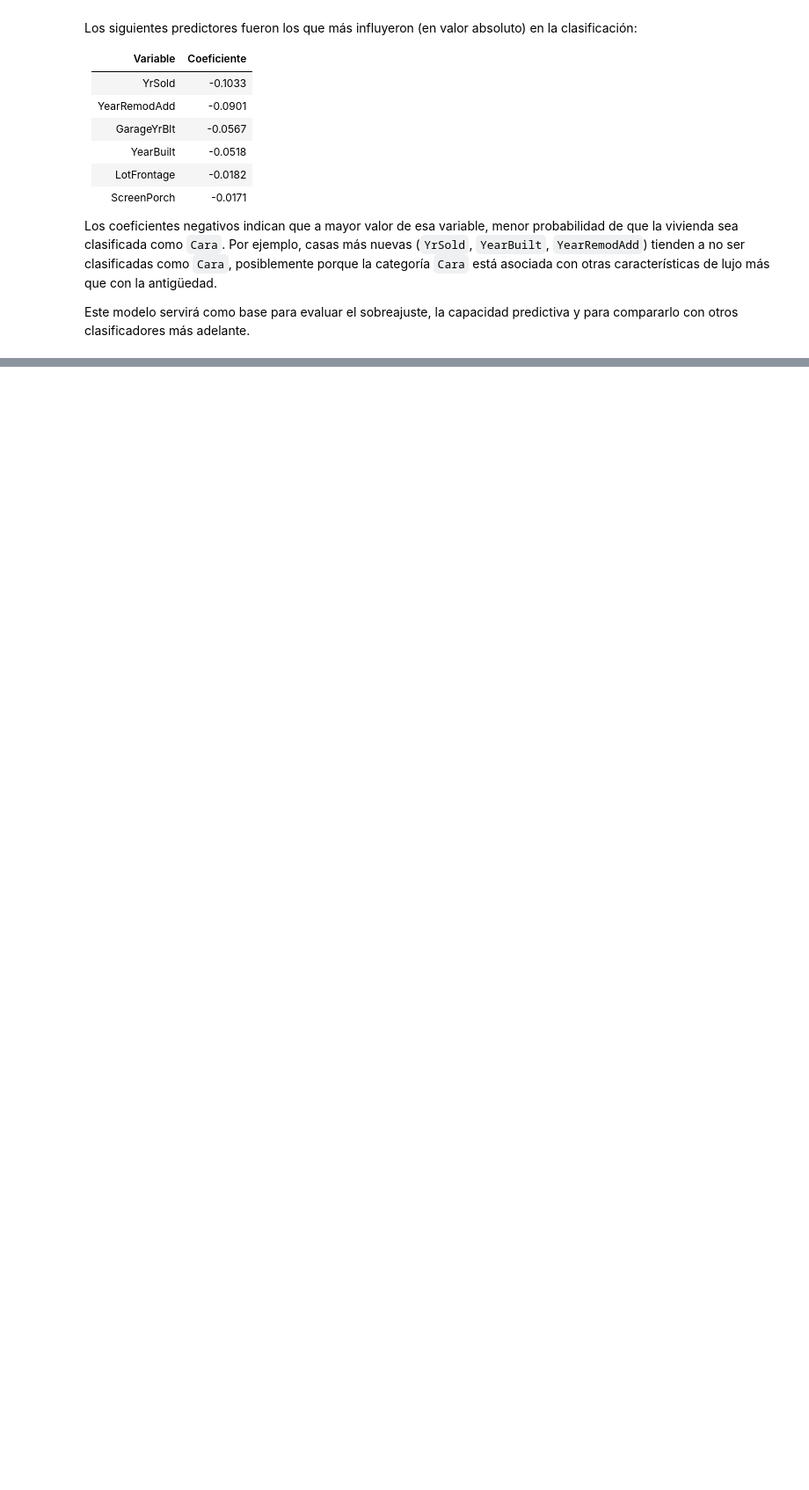
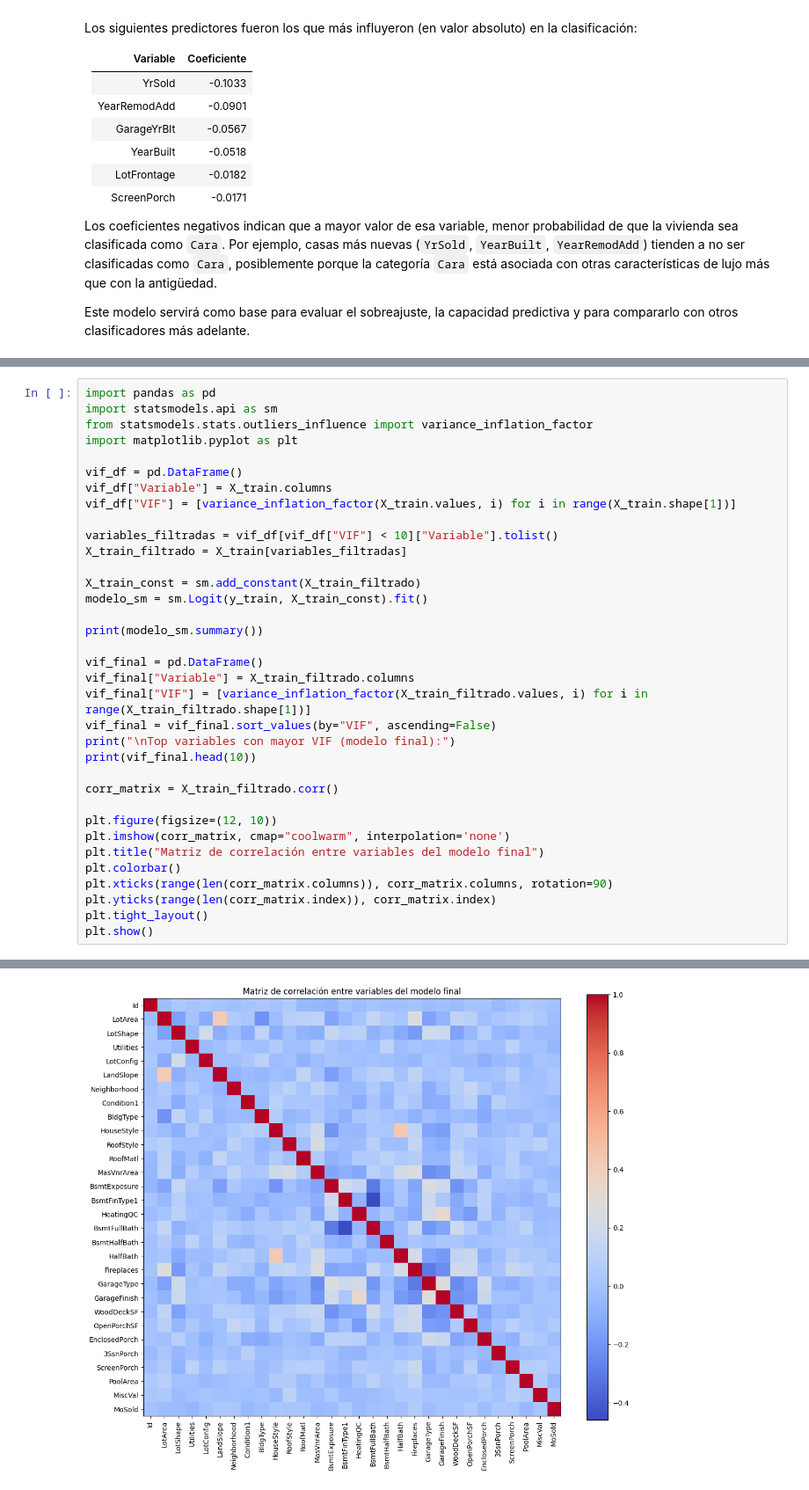
Before and after one commit to Diegoval-Dev/DM-HDT7, a Jupyter notebook: notebook.ipynb, the cells around one changed output, grey strips where cells are left out. Shown: that part at 88% size. Saved outputs shown, nothing was run; the diff lists cells and outputs as text; blank space fills up the shorter version.

```diff
--- a/notebook.ipynb
+++ b/notebook.ipynb
@@ -159,0 +174,36 @@ Este modelo servirá como base para evaluar el sobreajuste, la capacidad predict
+# %%
+import pandas as pd
+import statsmodels.api as sm
+from statsmodels.stats.outliers_influence import variance_inflation_factor
+import matplotlib.pyplot as plt
+
+vif_df = pd.DataFrame()
+vif_df["Variable"] = X_train.columns
+vif_df["VIF"] = [variance_inflation_factor(X_train.values, i) for i in range(X_train.shape[1])]
+
+variables_filtradas = vif_df[vif_df["VIF"] < 10]["Variable"].tolist()
+X_train_filtrado = X_train[variables_filtradas]
+
+X_train_const = sm.add_constant(X_train_filtrado)
+modelo_sm = sm.Logit(y_train, X_train_const).fit()
+
+print(modelo_sm.summary())
+
+vif_final = pd.DataFrame()
+vif_final["Variable"] = X_train_filtrado.columns
+vif_final["VIF"] = [variance_inflation_factor(X_train_filtrado.values, i) for i in range(X_train_filtrado.shape[1])]
+vif_final = vif_final.sort_values(by="VIF", ascending=False)
+print("\nTop variables con mayor VIF (modelo final):")
+print(vif_final.head(10))
+
+corr_matrix = X_train_filtrado.corr()
+
+plt.figure(figsize=(12, 10))
+plt.imshow(corr_matrix, cmap="coolwarm", interpolation='none')
+plt.title("Matriz de correlación entre variables del modelo final")
+plt.colorbar()
+plt.xticks(range(len(corr_matrix.columns)), corr_matrix.columns, rotation=90)
+plt.yticks(range(len(corr_matrix.index)), corr_matrix.index)
+plt.tight_layout()
+plt.show()
+# %% [output]
@@ -159,0 +227 @@ Este modelo servirá como base para evaluar el sobreajuste, la capacidad predict
+[figure, added]
```
Also changed, not shown: parts of 5 cells of this notebook.
